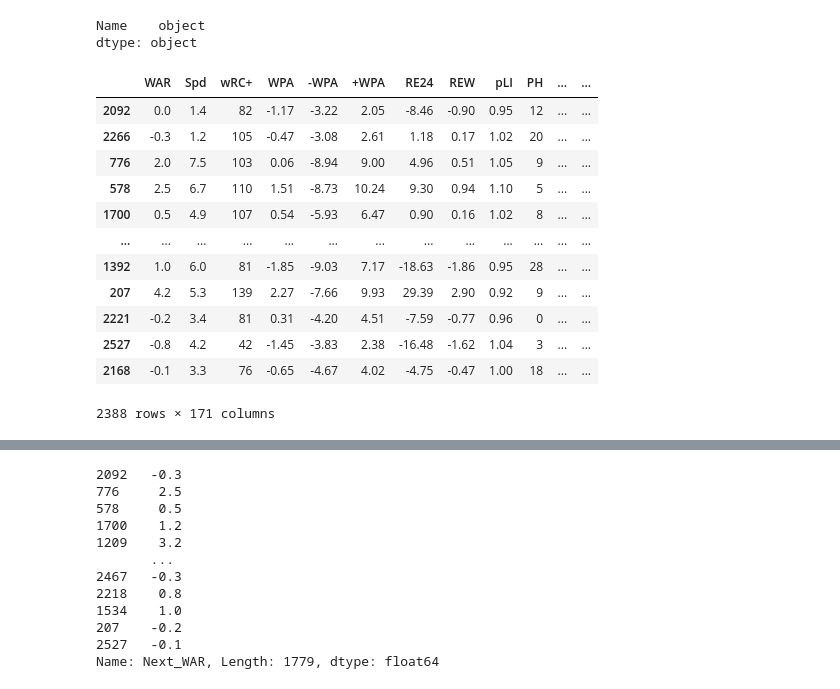
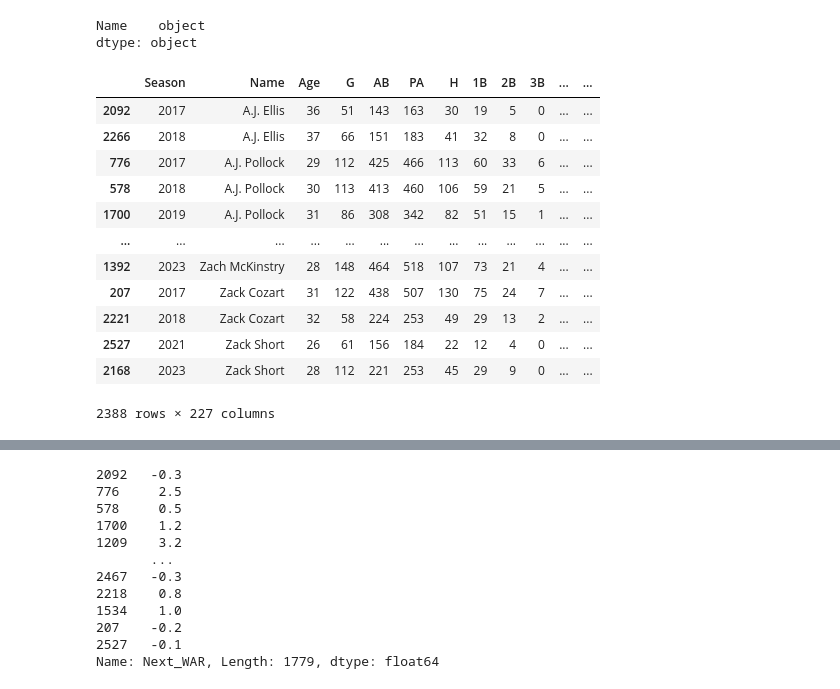
Before and after one commit to mwassarm/CSCI373_FinalProject, a Jupyter notebook: projection_testing.ipynb, the cells around one changed output, grey strips where cells are left out. Saved outputs shown, nothing was run; the diff lists cells and outputs as text; code cells hidden in the pictures.

```diff
--- a/projection_testing.ipynb
+++ b/projection_testing.ipynb
@@ -84,27 +84,27 @@ dtype: object
 # %%
 #Create helper function to apply to each player in the batting database
 def next_season(p):
     p = p.sort_values("Season")
     p["Next_WAR"] = p["WAR"].shift(-1)
     return p
 
 #use the higher order function apply to use the helper function on each player. Yay csci275
 batting = batting.groupby("Name", group_keys=False).apply(next_season)
-batting.loc[:, 'WAR':'Next_WAR']
+batting
 # %% [output]
-|  | WAR | Spd | wRC+ | WPA | -WPA | +WPA | RE24 | REW | pLI | PH | ... | ... |
-| 2092 | 0.0 | 1.4 | 82 | -1.17 | -3.22 | 2.05 | -8.46 | -0.90 | 0.95 | 12 | ... | ... |
-| 2266 | -0.3 | 1.2 | 105 | -0.47 | -3.08 | 2.61 | 1.18 | 0.17 | 1.02 | 20 | ... | ... |
-| 776 | 2.0 | 7.5 | 103 | 0.06 | -8.94 | 9.00 | 4.96 | 0.51 | 1.05 | 9 | ... | ... |
-| 578 | 2.5 | 6.7 | 110 | 1.51 | -8.73 | 10.24 | 9.30 | 0.94 | 1.10 | 5 | ... | ... |
-| 1700 | 0.5 | 4.9 | 107 | 0.54 | -5.93 | 6.47 | 0.90 | 0.16 | 1.02 | 8 | ... | ... |
+|  | Season | Name | Age | G | AB | PA | H | 1B | 2B | 3B | ... | ... |
+| 2092 | 2017 | A.J. Ellis | 36 | 51 | 143 | 163 | 30 | 19 | 5 | 0 | ... | ... |
+| 2266 | 2018 | A.J. Ellis | 37 | 66 | 151 | 183 | 41 | 32 | 8 | 0 | ... | ... |
+| 776 | 2017 | A.J. Pollock | 29 | 112 | 425 | 466 | 113 | 60 | 33 | 6 | ... | ... |
+| 578 | 2018 | A.J. Pollock | 30 | 113 | 413 | 460 | 106 | 59 | 21 | 5 | ... | ... |
+| 1700 | 2019 | A.J. Pollock | 31 | 86 | 308 | 342 | 82 | 51 | 15 | 1 | ... | ... |
 | ... | ... | ... | ... | ... | ... | ... | ... | ... | ... | ... | ... | ... |
-| 1392 | 1.0 | 6.0 | 81 | -1.85 | -9.03 | 7.17 | -18.63 | -1.86 | 0.95 | 28 | ... | ... |
-| 207 | 4.2 | 5.3 | 139 | 2.27 | -7.66 | 9.93 | 29.39 | 2.90 | 0.92 | 9 | ... | ... |
-| 2221 | -0.2 | 3.4 | 81 | 0.31 | -4.20 | 4.51 | -7.59 | -0.77 | 0.96 | 0 | ... | ... |
-| 2527 | -0.8 | 4.2 | 42 | -1.45 | -3.83 | 2.38 | -16.48 | -1.62 | 1.04 | 3 | ... | ... |
-| 2168 | -0.1 | 3.3 | 76 | -0.65 | -4.67 | 4.02 | -4.75 | -0.47 | 1.00 | 18 | ... | ... |
+| 1392 | 2023 | Zach McKinstry | 28 | 148 | 464 | 518 | 107 | 73 | 21 | 4 | ... | ... |
+| 207 | 2017 | Zack Cozart | 31 | 122 | 438 | 507 | 130 | 75 | 24 | 7 | ... | ... |
+| 2221 | 2018 | Zack Cozart | 32 | 58 | 224 | 253 | 49 | 29 | 13 | 2 | ... | ... |
+| 2527 | 2021 | Zack Short | 26 | 61 | 156 | 184 | 22 | 12 | 4 | 0 | ... | ... |
+| 2168 | 2023 | Zack Short | 28 | 112 | 221 | 253 | 45 | 29 | 9 | 0 | ... | ... |
-2388 rows × 171 columns
+2388 rows × 227 columns
 # %%
 #Adds decay for WAR to weight more recent season higher
 #decay_factor = 0.1 #Random Choice
```
Also changed, not shown: parts of 3 cells of this notebook.
